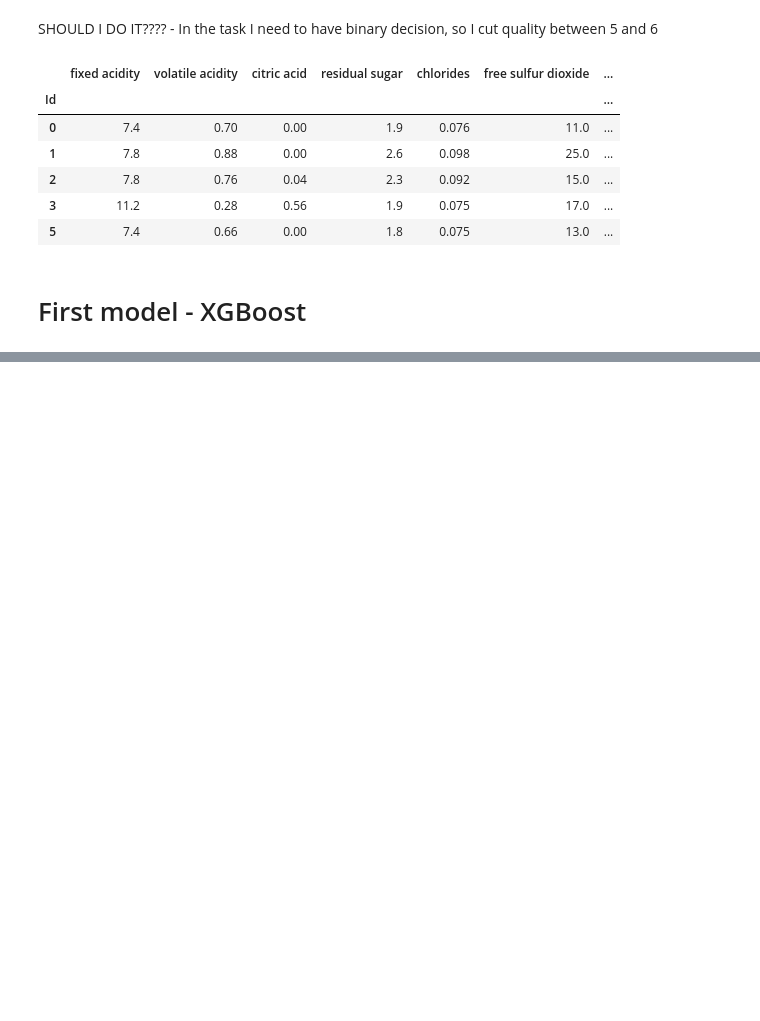
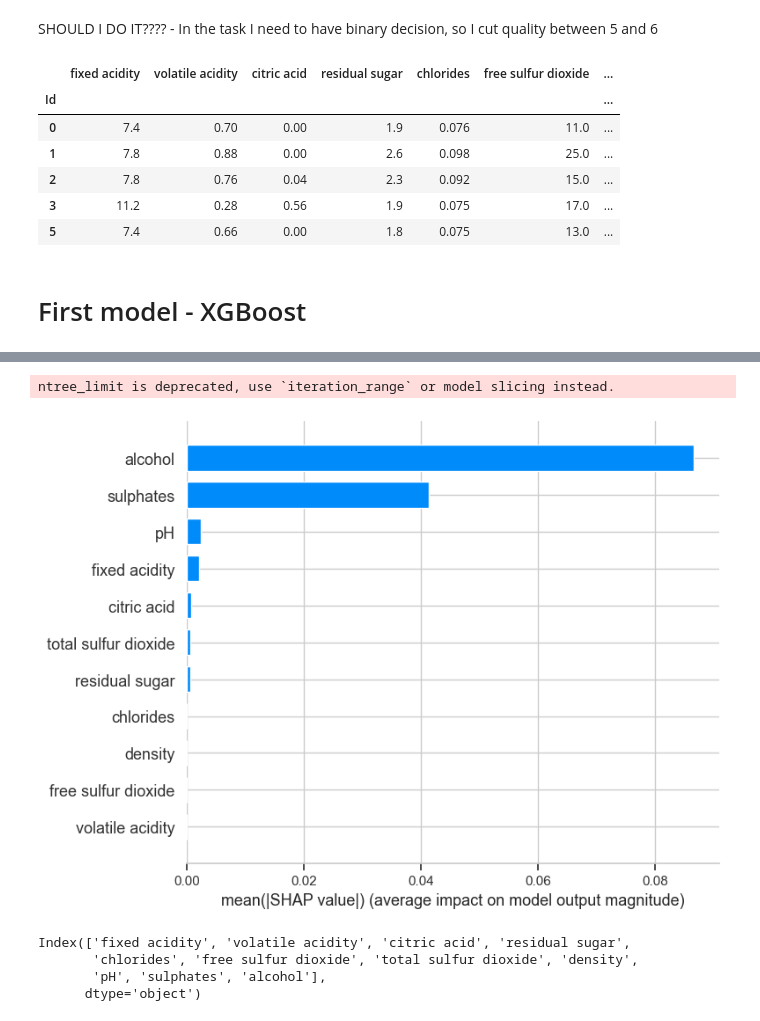
Before and after one commit to kordc/MCDAproject, a Jupyter notebook: data_analysis.ipynb, the cells around one changed output, grey strips where cells are left out. Drawn from its saved outputs; the diff is of its cells as text; code cells hidden in the pictures; blank space fills up the shorter version.

```diff
--- a/data_analysis.ipynb
+++ b/data_analysis.ipynb
@@ -353,0 +336,16 @@ weighted avg       0.76      0.76      0.76       197
+# %%
+import shap
+
+explainer = shap.TreeExplainer(model)
+shape_values = explainer.shap_values(X_test)
+shap.summary_plot(shape_values, X_test, plot_type="bar", feature_names=features)
+# %% [output]
+ntree_limit is deprecated, use `iteration_range` or model slicing instead.
+[figure, added]
+# %%
+print(features)
+# %% [output]
+Index(['fixed acidity', 'volatile acidity', 'citric acid', 'residual sugar',
+       'chlorides', 'free sulfur dioxide', 'total sulfur dioxide', 'density',
+       'pH', 'sulphates', 'alcohol'],
+      dtype='object')
```
Also changed, not shown: parts of 17 cells of this notebook.
